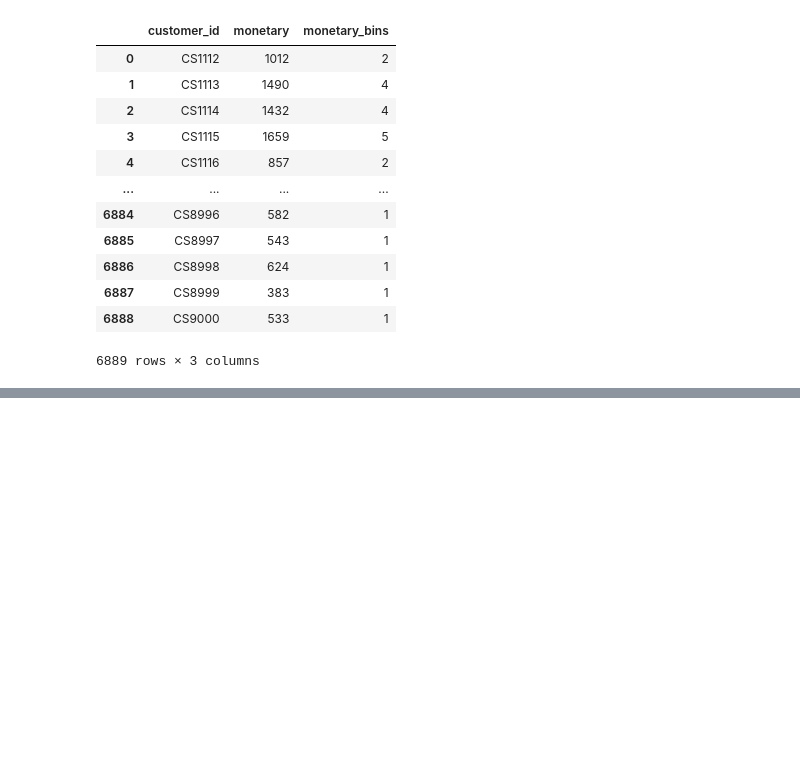
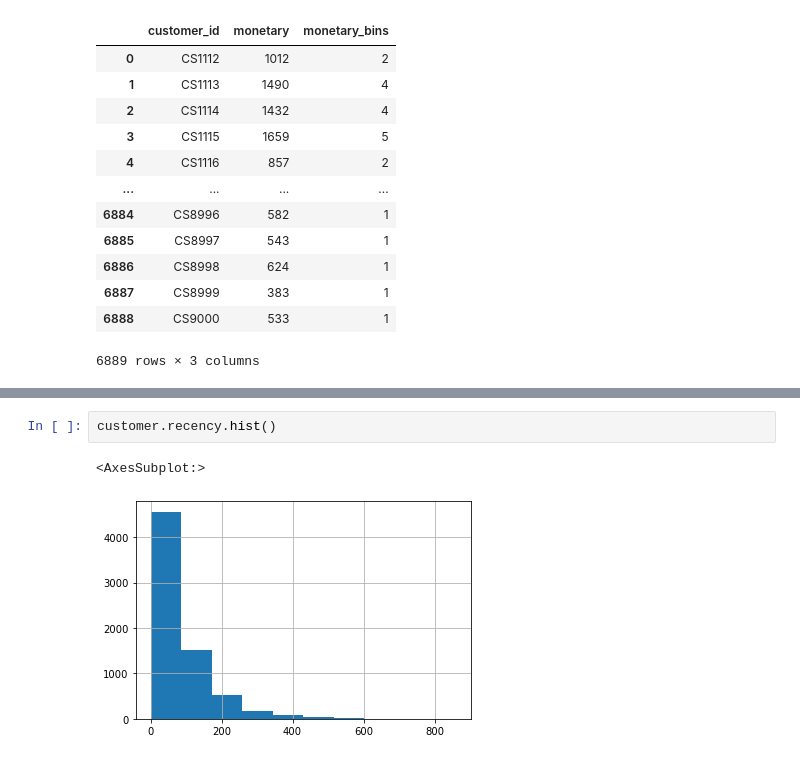
Before and after one commit to simmieyungie/PyRFM, a Jupyter notebook: Playground/RFM-Playground.ipynb, the cells around one changed output, grey strips where cells are left out. Saved outputs shown, nothing was run; the diff lists cells and outputs as text; blank space fills up the shorter version.

```diff
--- a/Playground/RFM-Playground.ipynb
+++ b/Playground/RFM-Playground.ipynb
@@ -543,0 +540,5 @@ df.head()
+# %%
+customer.recency.hist()
+# %% [output]
+<AxesSubplot:>
+[figure, added]
```
Also changed, not shown: parts of 26 cells of this notebook.
